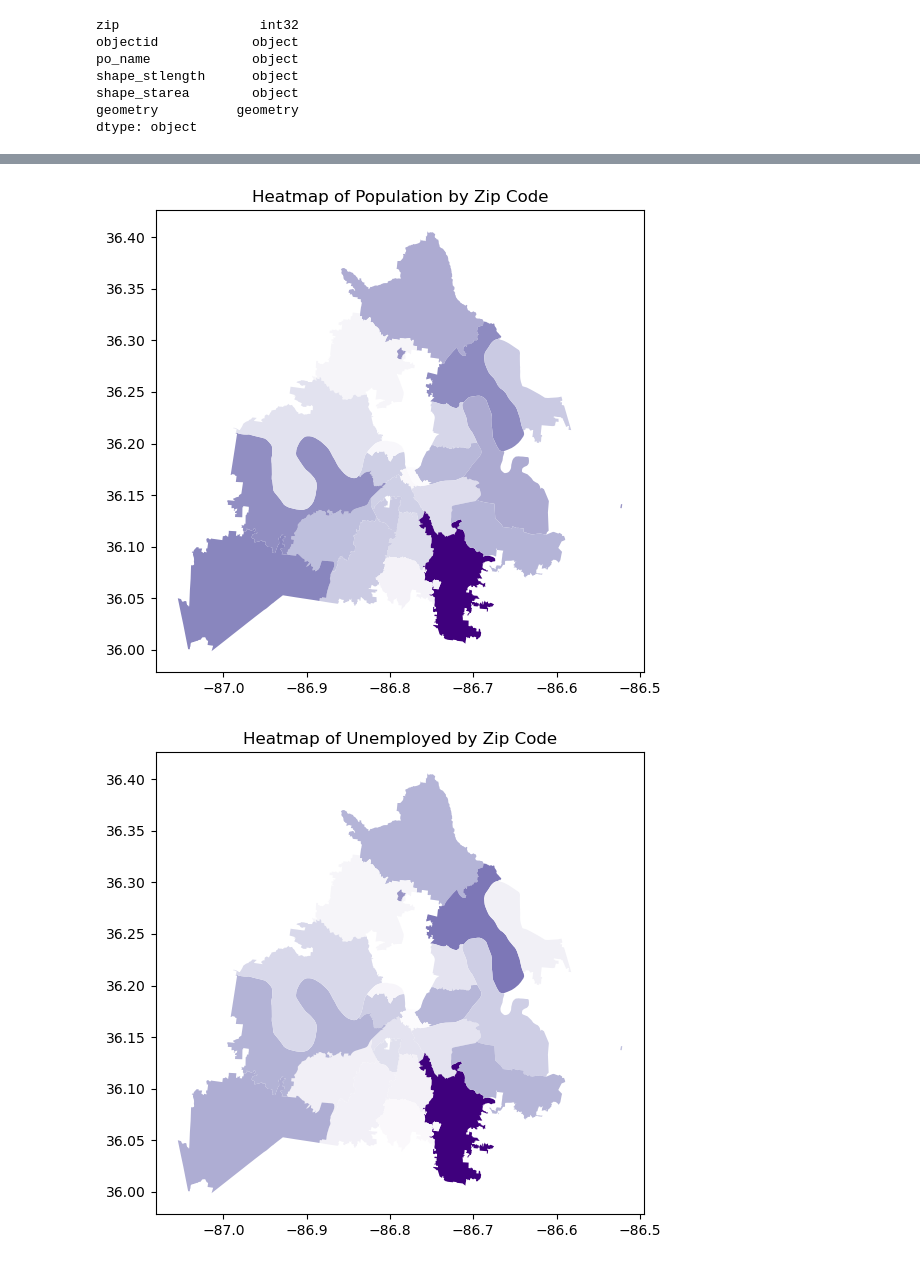
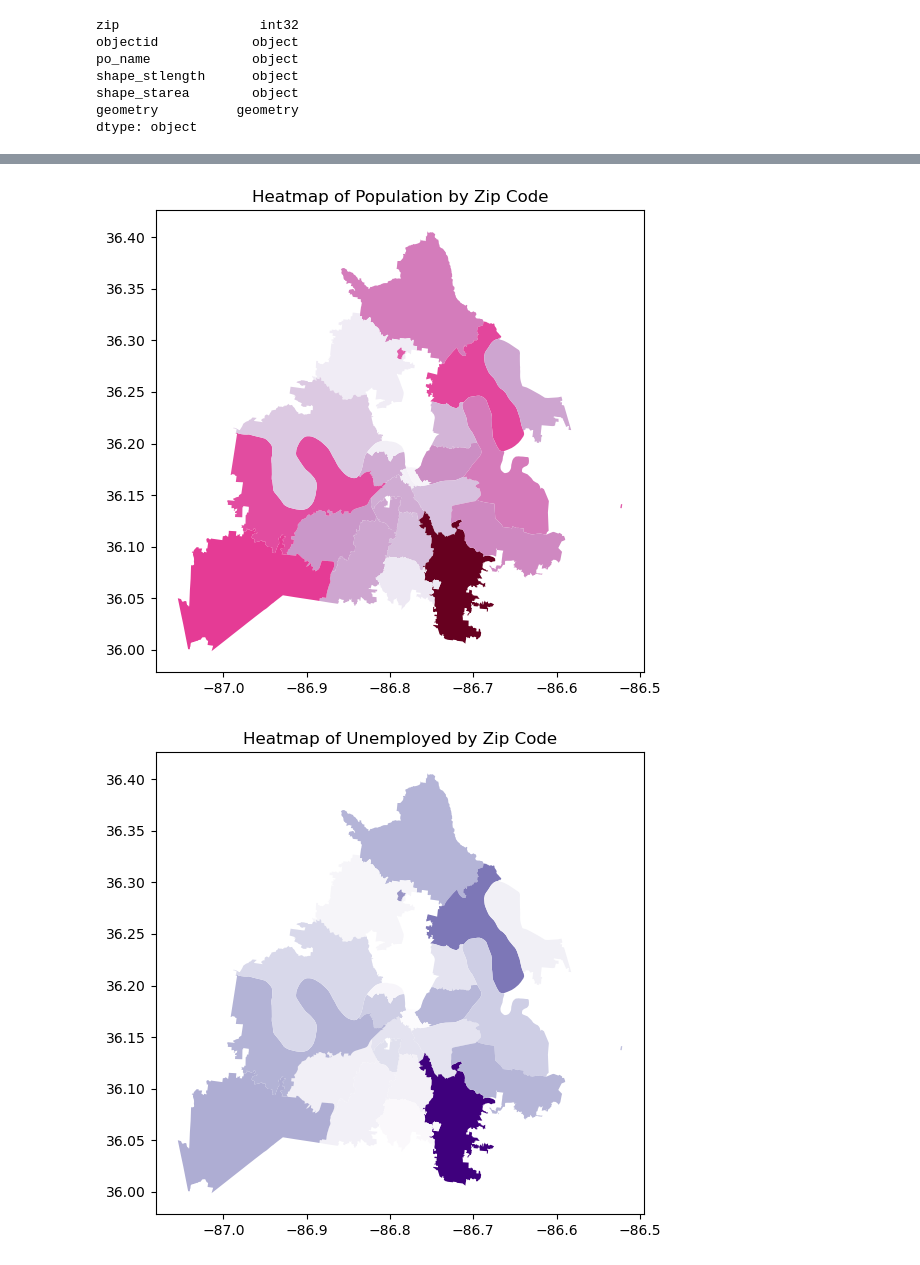
Before and after one commit to Luna-Agora/caps, a Jupyter notebook: notebooks/census zipcodes merge.ipynb, the cells around one changed output, grey strips where cells are left out. Saved outputs shown, nothing was run; the diff lists cells and outputs as text; code cells hidden in the pictures.

```diff
--- a/notebooks/census zipcodes merge.ipynb
+++ b/notebooks/census zipcodes merge.ipynb
@@ -740,11 +748,11 @@ plt.show()
 # %%
 fig, ax = plt.subplots(1, 1, figsize=(10, 6))
-byzip.plot(column='Population 16 years and over', cmap='Purples', linewidth=0.8, ax=ax)
+byzip.plot(column='Population 16 years and over', cmap='PuRd', linewidth=0.8, ax=ax)
 ax.set_title('Heatmap of Population by Zip Code')
-
+plt.savefig('pop_heat_pink.png')
 plt.show()
 # %% [output]
-[figure, old version]
+[figure, new version]
 # %%
 fig, ax = plt.subplots(1, 1, figsize=(10, 6))
 byzip.plot(column='Unemployed', cmap='Purples', linewidth=0.8, ax=ax)
```
Also changed, not shown: parts of 2 cells of this notebook, 8 other files.
